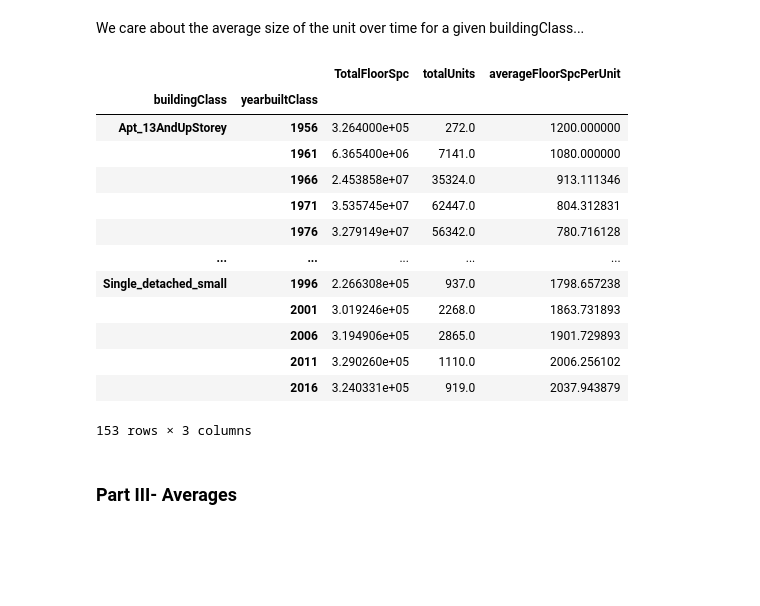
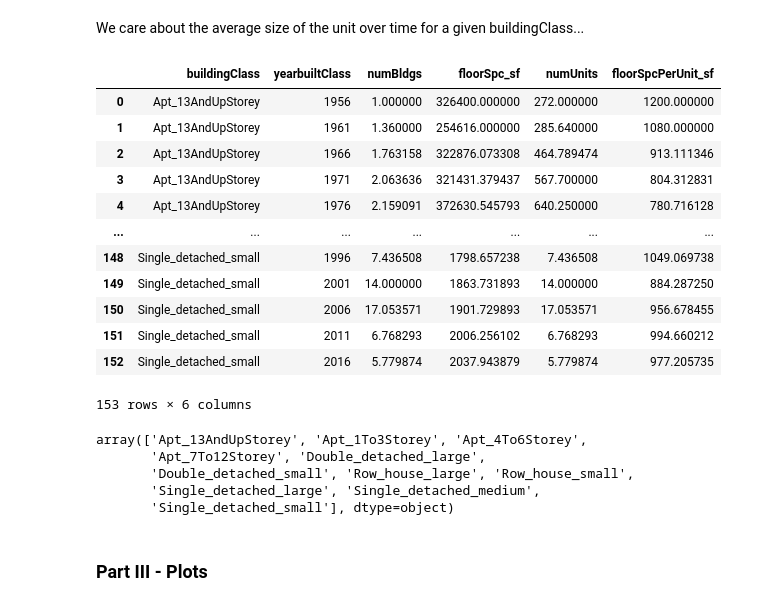
Before and after one commit to DonnaVakalis/Urban.dat, a Jupyter notebook: Toronto_FloorSpaceTrends.ipynb, the cells around one changed output. Drawn from its saved outputs; the diff is of its cells as text; code cells hidden in the pictures; blank space fills up the shorter version.

```diff
--- a/Toronto_FloorSpaceTrends.ipynb
+++ b/Toronto_FloorSpaceTrends.ipynb
@@ -57,17 +86 @@ df = pd.merge(df, df3, how = 'inner', on = ['ID_TAZ','buildingClass','yearbuiltC
 ### Part II - Organizing data
-# %%
-# Do any of the rows have missing values?
-df.info()
-
-# Create some new columns
-
-# Create a floorSpcPerUnit_sf (floorspace for a dwelling unit)
-df['floorSpcPerUnit_sf'] = df['floorSpc_sf'] # by default it is the same as floor space (i.e., for detached and double detached)
-df.loc[df['buildingClass'].isin(['Apt_13AndUpStorey', 'Apt_1To3Storey', 'Apt_4To6Storey','Apt_7To12Storey']) ,'floorSpcPerUnit_sf']  = df['floorSpc_sf']/df['numUnits'] #exception is for apartment buildings
-
-# Drop TAZ and numBldgs column (not relevant)
-df.drop(['ID_TAZ','numBldgs'],
-  axis='columns', inplace=True)
-
-# Notice for all the detached building classes the floorSpc_sf is ALREADY PER UNIT (unlike for other building classes)
-df.loc[df['yearbuiltClass'] > 1960]
@@ -101,34 +104,41 @@ memory usage: 923.7+ KB
 # %% [markdown]
 We care about the average size of the unit over time for a given buildingClass...
 # %%
-#Groupby Building Class and Year, get averages for floorspace per unit
+# Drop TAZ column (not relevant)
+df.drop('ID_TAZ',
+  axis='columns', inplace=True)
 
-grouped_df = df.groupby(['buildingClass', 'yearbuiltClass']).agg(TotalFloorSpc=('floorSpc_sf','sum'),
-                                            totalUnits= ('numUnits','sum'),
-                                            averageFloorSpcPerUnit=('floorSpcPerUnit_sf','mean'))
+# Create a floorSpcPerUnit_sf (floorspace for a dwelling unit)
+df['floorSpcPerUnit_sf'] = df['floorSpc_sf']/df['numUnits']
 
 
+#Groupby Building Class and Year, get averages for floorspace per unit
+grouped_df = df.groupby(['buildingClass', 'yearbuiltClass']).mean().reset_index()
+
+# Assign proportion of total floor space
+#grouped_df['propF']
+
 grouped_df.head(300)
 # %% [output]
-|  |  | TotalFloorSpc | totalUnits | averageFloorSpcPerUnit |
-| buildingClass | yearbuiltClass |  |  |  |
-| Apt_13AndUpStorey | 1956 | 3.264000e+05 | 272.0 | 1200.000000 |
-|  | 1961 | 6.365400e+06 | 7141.0 | 1080.000000 |
-|  | 1966 | 2.453858e+07 | 35324.0 | 913.111346 |
-|  | 1971 | 3.535745e+07 | 62447.0 | 804.312831 |
-|  | 1976 | 3.279149e+07 | 56342.0 | 780.716128 |
-| ... | ... | ... | ... | ... |
-| Single_detached_small | 1996 | 2.266308e+05 | 937.0 | 1798.657238 |
-|  | 2001 | 3.019246e+05 | 2268.0 | 1863.731893 |
-|  | 2006 | 3.194906e+05 | 2865.0 | 1901.729893 |
-|  | 2011 | 3.290260e+05 | 1110.0 | 2006.256102 |
-|  | 2016 | 3.240331e+05 | 919.0 | 2037.943879 |
+|  | buildingClass | yearbuiltClass | numBldgs | floorSpc_sf | numUnits | floorSpcPerUnit_sf |
+| 0 | Apt_13AndUpStorey | 1956 | 1.000000 | 326400.000000 | 272.000000 | 1200.000000 |
+| 1 | Apt_13AndUpStorey | 1961 | 1.360000 | 254616.000000 | 285.640000 | 1080.000000 |
+| 2 | Apt_13AndUpStorey | 1966 | 1.763158 | 322876.073308 | 464.789474 | 913.111346 |
+| 3 | Apt_13AndUpStorey | 1971 | 2.063636 | 321431.379437 | 567.700000 | 804.312831 |
+| 4 | Apt_13AndUpStorey | 1976 | 2.159091 | 372630.545793 | 640.250000 | 780.716128 |
+| ... | ... | ... | ... | ... | ... | ... |
+| 148 | Single_detached_small | 1996 | 7.436508 | 1798.657238 | 7.436508 | 1049.069738 |
+| 149 | Single_detached_small | 2001 | 14.000000 | 1863.731893 | 14.000000 | 884.287250 |
+| 150 | Single_detached_small | 2006 | 17.053571 | 1901.729893 | 17.053571 | 956.678455 |
+| 151 | Single_detached_small | 2011 | 6.768293 | 2006.256102 | 6.768293 | 994.660212 |
+| 152 | Single_detached_small | 2016 | 5.779874 | 2037.943879 | 5.779874 | 977.205735 |
-153 rows × 3 columns
+153 rows × 6 columns
 # %%
-# get rid of multi-index
-grouped_df.columns = grouped_df.columns.map(lambda x: x[1])
-grouped_df = grouped_df.reset_index()
-grouped_df.columns = ['buildingClass', 'yearbuiltClass','TotalFloorSpc','TotalUnits','AverageFloorSpace_perUnit']
-
 # How many building classes are there?
-#grouped_df['buildingClass'].unique()
+grouped_df['buildingClass'].unique()
+# %% [output]
+array(['Apt_13AndUpStorey', 'Apt_1To3Storey', 'Apt_4To6Storey',
+       'Apt_7To12Storey', 'Double_detached_large',
+       'Double_detached_small', 'Row_house_large', 'Row_house_small',
+       'Single_detached_large', 'Single_detached_medium',
+       'Single_detached_small'], dtype=object)
@@ -135,3 +156,3 @@ grouped_df.columns = ['buildingClass', 'yearbuiltClass','TotalFloorSpc','TotalUn
 # %% [markdown]
 <a id='partthree'></a>
-### Part III- Averages
+### Part III - Plots
```
Also changed, not shown: parts of 21 cells of this notebook.
